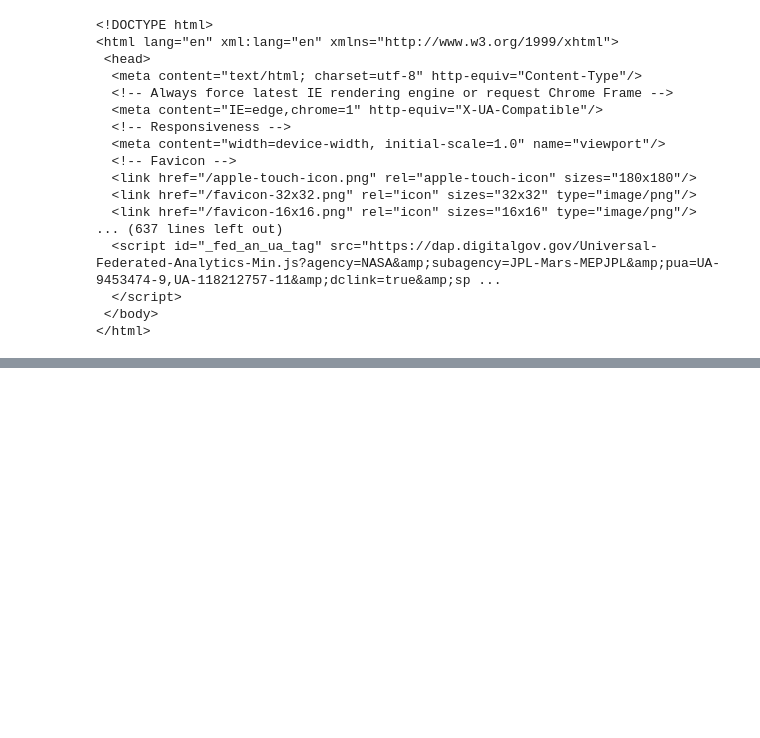
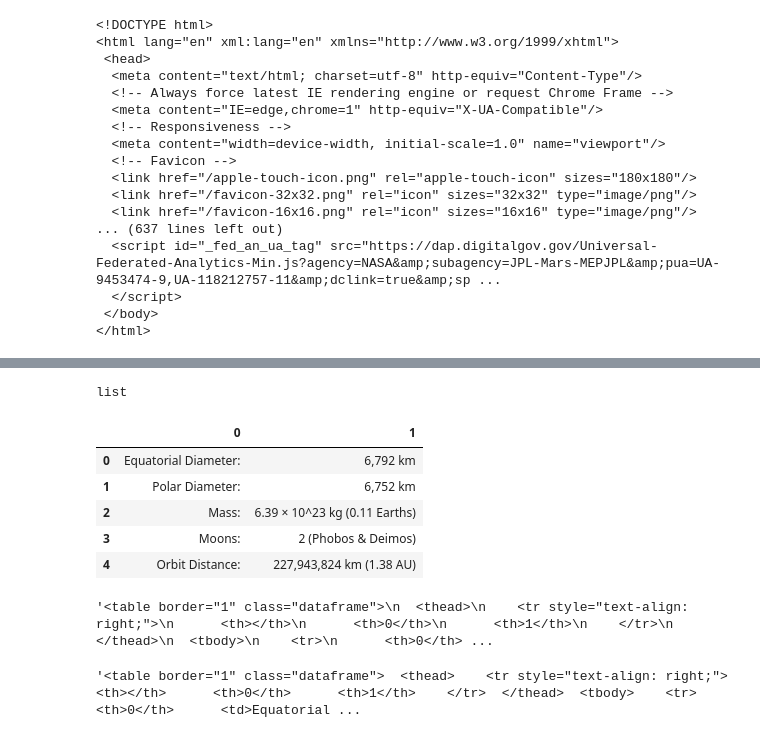
Before and after one commit to eddie0rNot/web-scraping-challenge, a Jupyter notebook: Missions_to_Mars/mission_to_mars.ipynb, the cells around one changed output, grey strips where cells are left out. Drawn from its saved outputs; the diff is of its cells as text; code cells hidden in the pictures; blank space fills up the shorter version.

```diff
--- a/Missions_to_Mars/mission_to_mars.ipynb
+++ b/Missions_to_Mars/mission_to_mars.ipynb
@@ -103,0 +126,7 @@ for article in articles:
+# %%
+# Save URL for Mars Facts table
+mars_facts_url = 'https://space-facts.com/mars/'
+# %%
+# Read and create table
+tables = pd.read_html(mars_facts_url)
+tables
@@ -103,0 +151,27 @@ for article in articles:
+# %%
+# Check tables type
+type(tables)
+# %% [output]
+list
+# %%
+# Convert to dataframe
+mars_facts_df = tables[0]
+mars_facts_df.head()
+# %% [output]
+|  | 0 | 1 |
+| 0 | Equatorial Diameter: | 6,792 km |
+| 1 | Polar Diameter: | 6,752 km |
+| 2 | Mass: | 6.39 × 10^23 kg (0.11 Earths) |
+| 3 | Moons: | 2 (Phobos & Deimos) |
+| 4 | Orbit Distance: | 227,943,824 km (1.38 AU) |
+# %%
+# Convert dataframe to html string
+mars_facts_html_table = mars_facts_df.to_html()
+mars_facts_html_table
+# %% [output]
+'<table border="1" class="dataframe">\n  <thead>\n    <tr style="text-align: right;">\n      <th></th>\n      <th>0</th>\n      <th>1</th>\n    </tr>\n  </thead>\n  <tbody>\n    <tr>\n      <th>0</th> ...
+# %%
+# Clean up string
+mars_facts_html_table.replace('\n', '')
+# %% [output]
+'<table border="1" class="dataframe">  <thead>    <tr style="text-align: right;">      <th></th>      <th>0</th>      <th>1</th>    </tr>  </thead>  <tbody>    <tr>      <th>0</th>      <td>Equatorial ...
```
Also changed, not shown: parts of 9 cells of this notebook.
